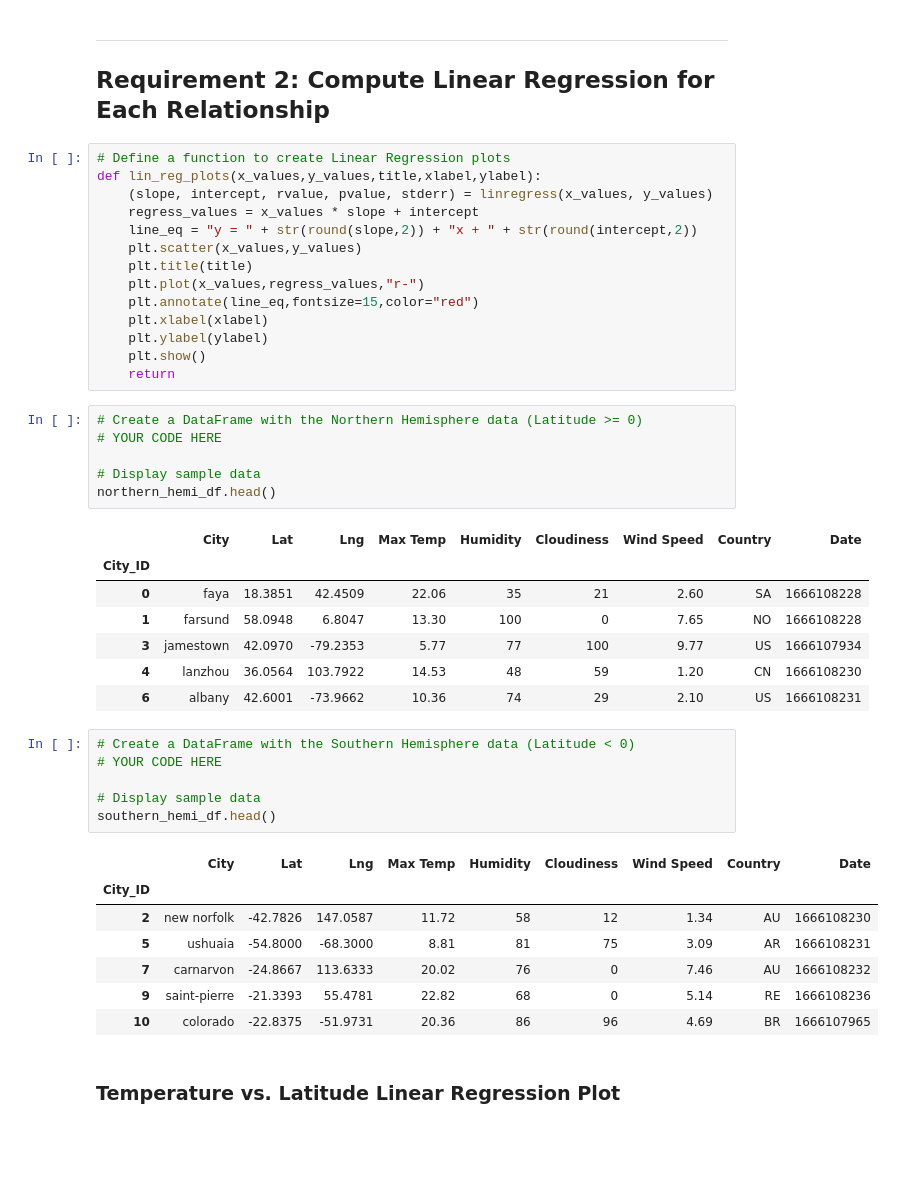
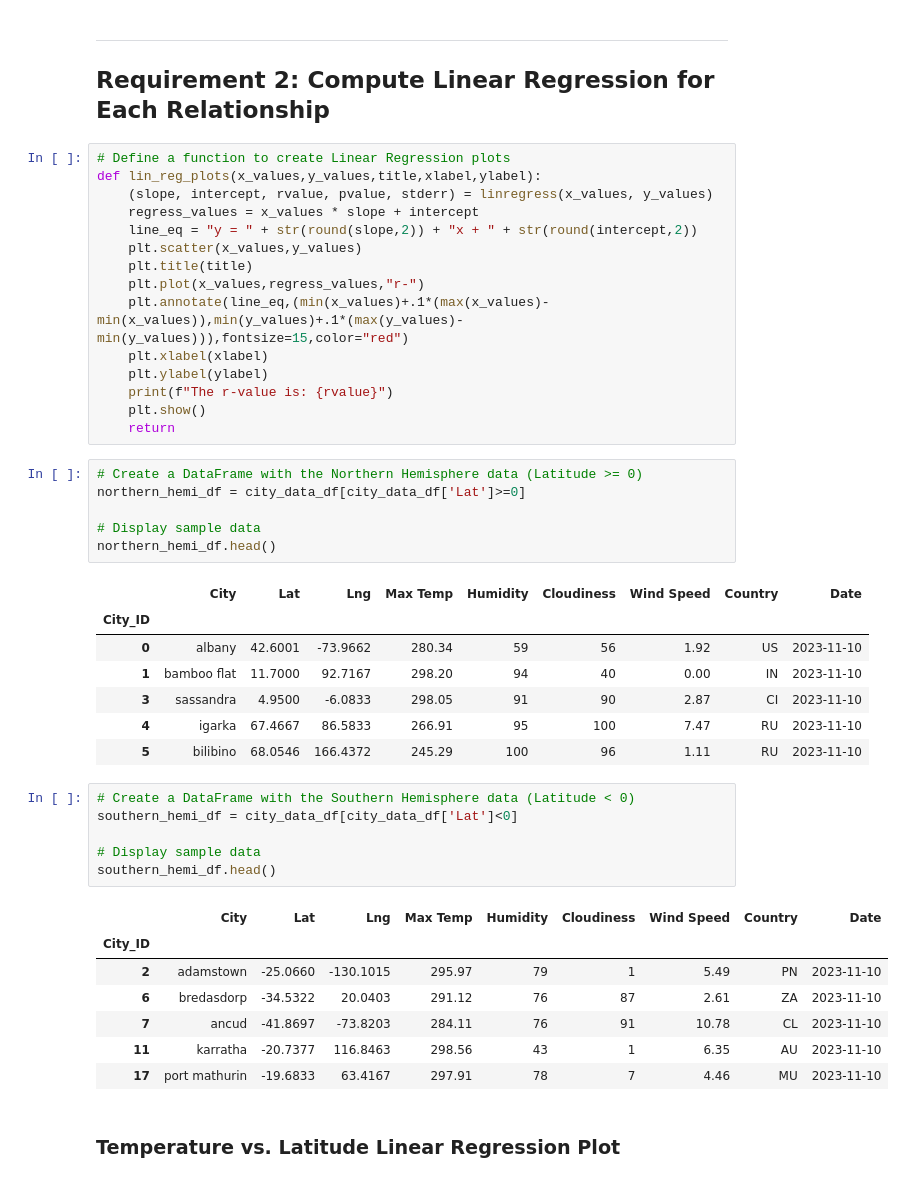
Before and after one commit to jonahkopp/python-api-challenge, a Jupyter notebook: WeatherPy/WeatherPy.ipynb, the cells around one changed output. Cells and saved outputs as stored; diff of their text form; blank space fills up the shorter version.

```diff
--- a/WeatherPy/WeatherPy.ipynb
+++ b/WeatherPy/WeatherPy.ipynb
@@ -299,38 +299,39 @@ def lin_reg_plots(x_values,y_values,title,xlabel,ylabel):
     plt.scatter(x_values,y_values)
     plt.title(title)
     plt.plot(x_values,regress_values,"r-")
-    plt.annotate(line_eq,fontsize=15,color="red")
+    plt.annotate(line_eq,(min(x_values)+.1*(max(x_values)-min(x_values)),min(y_values)+.1*(max(y_values)-min(y_values))),fontsize=15,color="red")
     plt.xlabel(xlabel)
     plt.ylabel(ylabel)
+    print(f"The r-value is: {rvalue}")
     plt.show()
     return
 # %%
 # Create a DataFrame with the Northern Hemisphere data (Latitude >= 0)
-# YOUR CODE HERE
+northern_hemi_df = city_data_df[city_data_df['Lat']>=0]
 
 # Display sample data
 northern_hemi_df.head()
 # %% [output]
 |  | City | Lat | Lng | Max Temp | Humidity | Cloudiness | Wind Speed | Country | Date |
 | City_ID |  |  |  |  |  |  |  |  |  |
-| 0 | faya | 18.3851 | 42.4509 | 22.06 | 35 | 21 | 2.60 | SA | 1666108228 |
-| 1 | farsund | 58.0948 | 6.8047 | 13.30 | 100 | 0 | 7.65 | NO | 1666108228 |
-| 3 | jamestown | 42.0970 | -79.2353 | 5.77 | 77 | 100 | 9.77 | US | 1666107934 |
-| 4 | lanzhou | 36.0564 | 103.7922 | 14.53 | 48 | 59 | 1.20 | CN | 1666108230 |
-| 6 | albany | 42.6001 | -73.9662 | 10.36 | 74 | 29 | 2.10 | US | 1666108231 |
+| 0 | albany | 42.6001 | -73.9662 | 280.34 | 59 | 56 | 1.92 | US | 2023-11-10 |
+| 1 | bamboo flat | 11.7000 | 92.7167 | 298.20 | 94 | 40 | 0.00 | IN | 2023-11-10 |
+| 3 | sassandra | 4.9500 | -6.0833 | 298.05 | 91 | 90 | 2.87 | CI | 2023-11-10 |
+| 4 | igarka | 67.4667 | 86.5833 | 266.91 | 95 | 100 | 7.47 | RU | 2023-11-10 |
+| 5 | bilibino | 68.0546 | 166.4372 | 245.29 | 100 | 96 | 1.11 | RU | 2023-11-10 |
 # %%
 # Create a DataFrame with the Southern Hemisphere data (Latitude < 0)
-# YOUR CODE HERE
+southern_hemi_df = city_data_df[city_data_df['Lat']<0]
 
 # Display sample data
 southern_hemi_df.head()
 # %% [output]
 |  | City | Lat | Lng | Max Temp | Humidity | Cloudiness | Wind Speed | Country | Date |
 | City_ID |  |  |  |  |  |  |  |  |  |
-| 2 | new norfolk | -42.7826 | 147.0587 | 11.72 | 58 | 12 | 1.34 | AU | 1666108230 |
-| 5 | ushuaia | -54.8000 | -68.3000 | 8.81 | 81 | 75 | 3.09 | AR | 1666108231 |
-| 7 | carnarvon | -24.8667 | 113.6333 | 20.02 | 76 | 0 | 7.46 | AU | 1666108232 |
-| 9 | saint-pierre | -21.3393 | 55.4781 | 22.82 | 68 | 0 | 5.14 | RE | 1666108236 |
-| 10 | colorado | -22.8375 | -51.9731 | 20.36 | 86 | 96 | 4.69 | BR | 1666107965 |
+| 2 | adamstown | -25.0660 | -130.1015 | 295.97 | 79 | 1 | 5.49 | PN | 2023-11-10 |
+| 6 | bredasdorp | -34.5322 | 20.0403 | 291.12 | 76 | 87 | 2.61 | ZA | 2023-11-10 |
+| 7 | ancud | -41.8697 | -73.8203 | 284.11 | 76 | 91 | 10.78 | CL | 2023-11-10 |
+| 11 | karratha | -20.7377 | 116.8463 | 298.56 | 43 | 1 | 6.35 | AU | 2023-11-10 |
+| 17 | port mathurin | -19.6833 | 63.4167 | 297.91 | 78 | 7 | 4.46 | MU | 2023-11-10 |
 # %% [markdown]
 ###  Temperature vs. Latitude Linear Regression Plot
```
Also changed, not shown: parts of 9 cells of this notebook, 3 other files.
